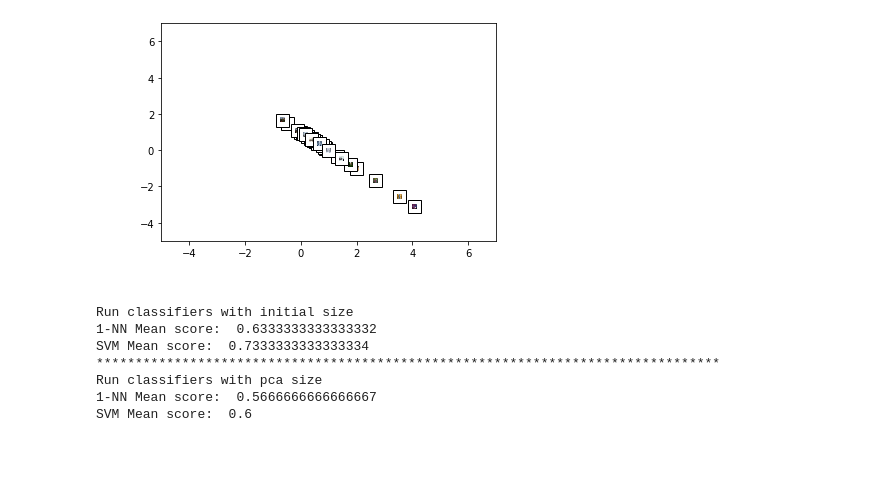
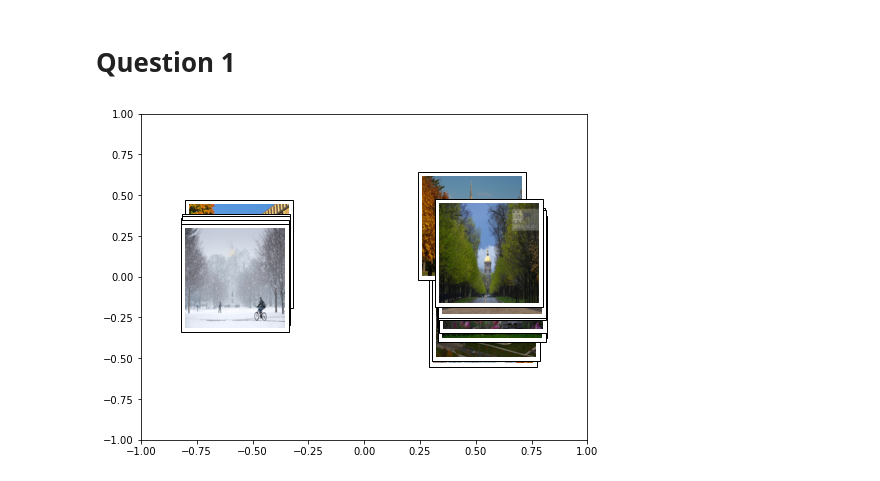
Before and after one commit to milefanouris/machinelearning, a Jupyter notebook: IGKNIATOVITS_1400050.ipynb, the cells around one changed output. Saved outputs shown, nothing was run; the diff lists cells and outputs as text; code cells hidden in the pictures; blank space fills up the shorter version.

```diff
--- a/IGKNIATOVITS_1400050.ipynb
+++ b/IGKNIATOVITS_1400050.ipynb
@@ -1,16 +9,6 @@
+# %% [markdown]
+# Question 1
 # %%
-import os
-
-import matplotlib.pyplot as plt
-import numpy as np
-from PIL import Image
-from matplotlib import offsetbox
-from matplotlib.offsetbox import OffsetImage, AnnotationBbox
-from sklearn import svm
-from sklearn.decomposition import PCA
-from sklearn.model_selection import cross_val_score
-from sklearn.neighbors import KNeighborsClassifier
-
 size_100 = (100,100)
 path = "images"
 
@@ -37,80 +35,46 @@ def loadImages(path):
             labels.append(0)
         elif imageFileName.startswith('F'):
             labels.append(1)
         else:
             imageFileName.startswith('S')
             labels.append(2)
     return np.asarray(listOfImages),np.asarray(labels)
 
 def PCA_ImageSpaceVisualization(images):
-    listOfPCAComponents = []
+    pcaComponents = []
     projectedImages = []
 
     for image in images:
         pca = PCA(2).fit(image)
         projectedImage = pca.transform(image)
-        listOfPCAComponents.append(pca)
+        pcaComponents.append(pca)
         projectedImages.append(projectedImage)
 
     centroids = []
-    for projectedImage in projectedImages:
-        centroids.append(centeroidnp(projectedImage))
-    centroidsNormalized = normalize(centroids)
+    # for projectedImage in projectedImages:
+    #     centroids.append([np.mean(projectedImage[:,0]),np.mean(projectedImage[:,1])])
+    # centroidsNormalized = normalize(centroids)
+    for pcaComponent in pcaComponents:
+        components = pcaComponent.components_.T
+        centroids.append([np.mean(components[:,0]),np.mean(components[:,1])])
 
-    fig, ax = plt.subplots()
+    fig, ax = plt.subplots(figsize=(8, 6))
     for n,projectedImage in enumerate(projectedImages):
-        imagebox = OffsetImage(np.reshape(images[n], (100,100,3)), zoom=.05)
+        imagebox = OffsetImage(np.reshape(images[n], (100,100,3)))
         imagebox.image.axes = ax
-        ab = AnnotationBbox(imagebox,xy = centroidsNormalized[n])
+        ab = AnnotationBbox(imagebox,xy = centroids[n])
         ax.add_artist(ab)
-        ax.set_xlim(-5,7)
-        ax.set_ylim(-5,7)
+        ax.set_xlim(-1,1)
+        ax.set_ylim(-1,1)
     plt.draw()
     plt.show()
     return projectedImages
-
-def centeroidnp(arr):
-    length = arr.shape[0]
-    sum_x = np.sum(arr[:, 0])
-    sum_y = np.sum(arr[:, 1])
-    return sum_x/length, sum_y/length
 
 def normalize(points):
     row_sums = np.array(points).sum(axis=1)
     return np.array(points) / row_sums[:, np.newaxis]
 
-def classification(images,labels):
-    """
-    flatten images to size (100*100*3,1)
-    so as to match the knn input data
-    """
-    images = [np.reshape(image,-1) for image in images]
-    knn = KNeighborsClassifier(1)
-    scores = cross_val_score(knn, images, labels, cv=5, scoring='accuracy')
-    knn_mean = scores.mean()
-
-    svm_clf = svm.SVC(kernel='linear', C=1)
-    scores = cross_val_score(svm_clf, images, labels, cv=5, scoring='accuracy')
-    svm_mean = scores.mean()
-    print("1-NN Mean score: ",knn_mean)
-    print("SVM Mean score: ",svm_mean)
-
-
-
-if __name__ == '__main__':
-   arrayOfImages, arrayOfLabels = loadImages(path)
-   arrayOfReducedSizeImages = PCA_ImageSpaceVisualization(arrayOfImages)
-   print("Run classifiers with initial size")
-   classification(arrayOfImages,arrayOfLabels)
-   print(80*"*")
-   print("Run classifiers with pca size")
-   classification(arrayOfReducedSizeImages,arrayOfLabels)
+images, labels = loadImages(path)
+compressedImages = PCA_ImageSpaceVisualization(images)
 # %% [output]
-[figure, old version]
+[figure, new version]
-Run classifiers with initial size
-1-NN Mean score:  0.6333333333333332
-SVM Mean score:  0.7333333333333334
-********************************************************************************
-Run classifiers with pca size
-1-NN Mean score:  0.5666666666666667
-SVM Mean score:  0.6
```
Also changed, not shown: parts of 12 cells of this notebook.
